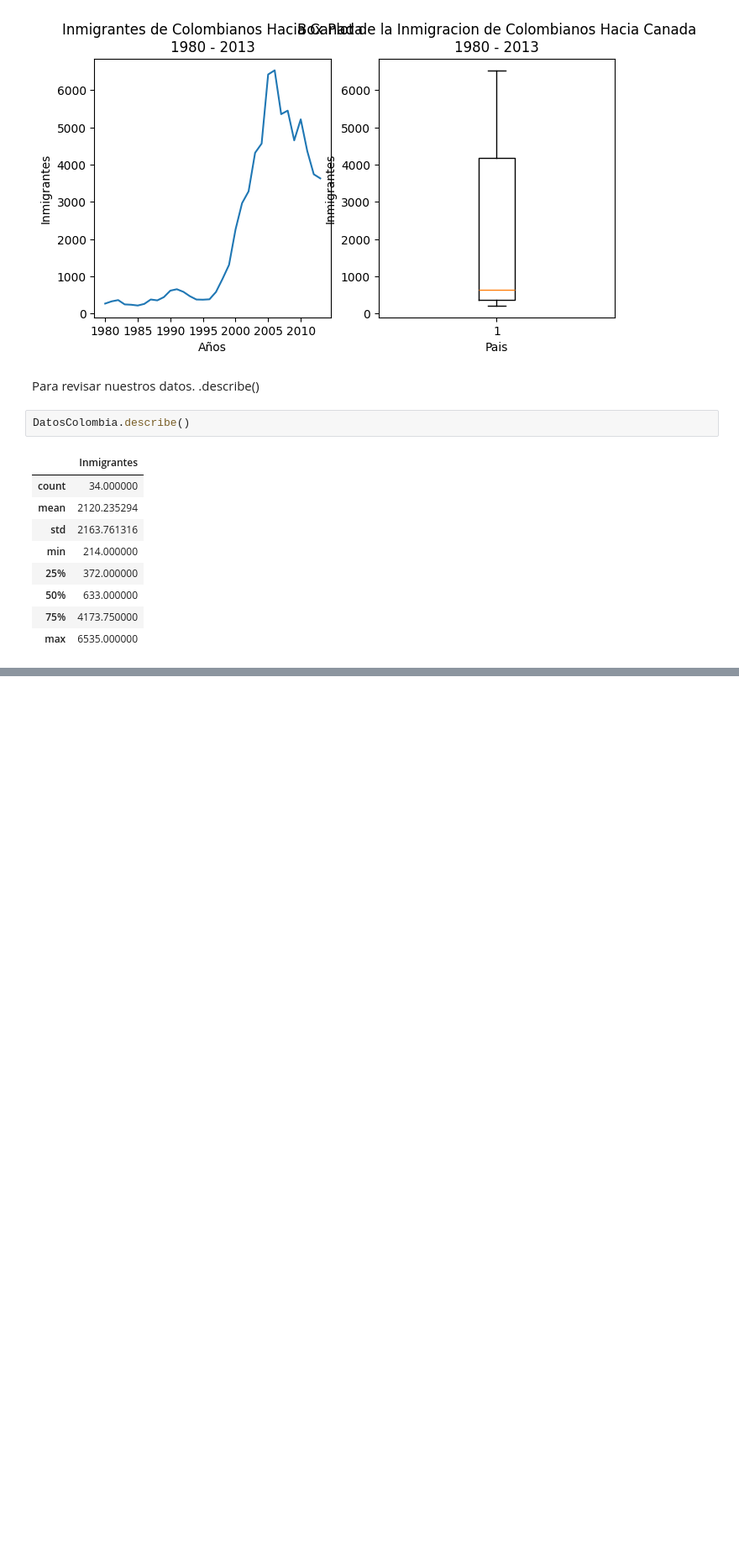
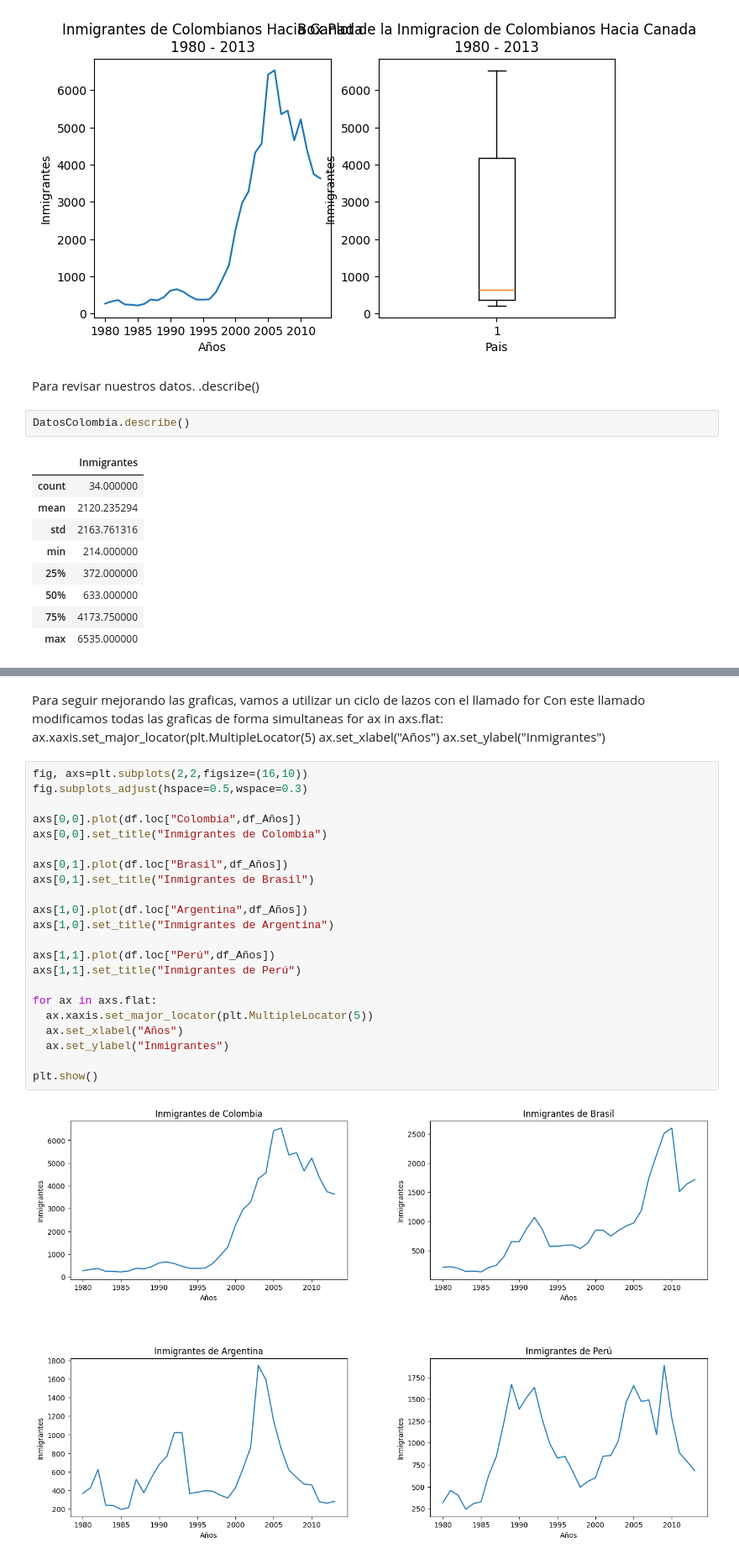
Before and after one commit to lstredel/Visualizacion-en-Python, a Jupyter notebook: Graficacion.ipynb, the cells around one changed output, grey strips where cells are left out. Shown at 84% size. Saved outputs shown, nothing was run; the diff lists cells and outputs as text; blank space fills up the shorter version.

```diff
--- a/Graficacion.ipynb
+++ b/Graficacion.ipynb
@@ -249,0 +296,31 @@ DatosColombia.describe()
+# %% [markdown]
+Para seguir mejorando las graficas, vamos a utilizar un ciclo de lazos con el llamado for
+Con este llamado modificamos todas las graficas de forma simultaneas
+for ax in axs.flat:
+  ax.xaxis.set_major_locator(plt.MultipleLocator(5)
+  ax.set_xlabel("Años")
+  ax.set_ylabel("Inmigrantes")
+# %%
+fig, axs=plt.subplots(2,2,figsize=(16,10))
+fig.subplots_adjust(hspace=0.5,wspace=0.3)
+
+axs[0,0].plot(df.loc["Colombia",df_Años])
+axs[0,0].set_title("Inmigrantes de Colombia")
+
+axs[0,1].plot(df.loc["Brasil",df_Años])
+axs[0,1].set_title("Inmigrantes de Brasil")
+
+axs[1,0].plot(df.loc["Argentina",df_Años])
+axs[1,0].set_title("Inmigrantes de Argentina")
+
+axs[1,1].plot(df.loc["Perú",df_Años])
+axs[1,1].set_title("Inmigrantes de Perú")
+
+for ax in axs.flat:
+  ax.xaxis.set_major_locator(plt.MultipleLocator(5))
+  ax.set_xlabel("Años")
+  ax.set_ylabel("Inmigrantes")
+
+plt.show()
+# %% [output]
+[figure, added]
```
Also changed, not shown: parts of 7 cells of this notebook.
